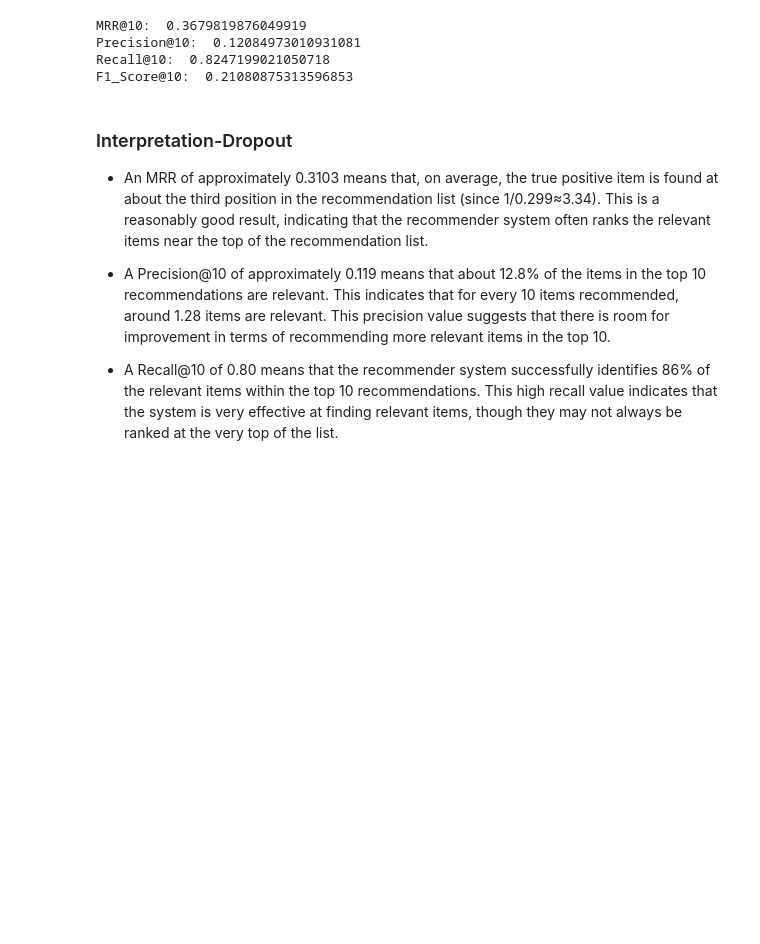
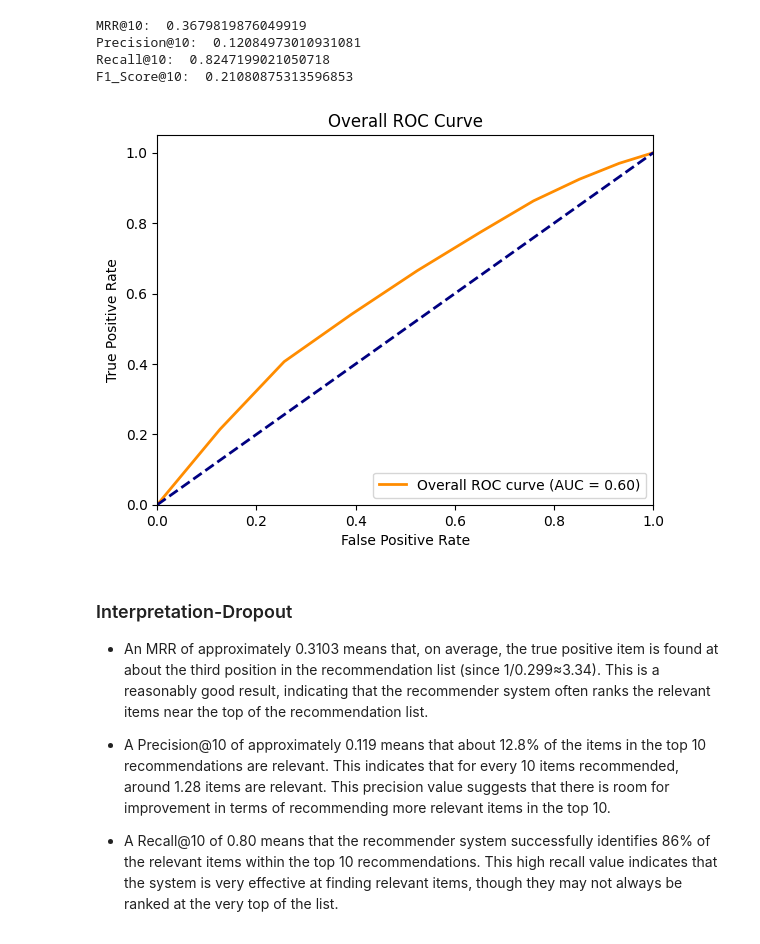
Before and after one commit to akisgazepidis/Recommendation_System_RecSys_Challenge_2024, a Jupyter notebook: 9. RS_Evaluation.ipynb, the cells around one changed output. Drawn from its saved outputs; the diff is of its cells as text; code cells hidden in the pictures; blank space fills up the shorter version.

Commit message:
Add Roc Curve

```diff
--- a/9. RS_Evaluation.ipynb
+++ b/9. RS_Evaluation.ipynb
@@ -112,6 +113,44 @@ MRR@10:  0.3679819876049919
 Precision@10:  0.12084973010931081
 Recall@10:  0.8247199021050718
 F1_Score@10:  0.21080875313596853
+# %%
+# Function to prepare data for AUC calculation
+def prepare_auc_data(df):
+    auc_data = []
+    for idx, row in df.iterrows():
+        clicked_article = row['article_ids_clicked'][0]
+        predictions = row['Predicted_article_ids']
+        for rank, article in enumerate(predictions, start=1):
+            score = 1 / rank  # Higher rank (lower index) gets higher score
+            label = 1 if article == clicked_article else 0
+            auc_data.append([row['user_id'], article, score, label])
+    return pd.DataFrame(auc_data, columns=['user_id', 'article', 'score', 'label'])
+
+# Prepare the data for AUC calculation
+auc_df = prepare_auc_data(predictions_df)
+
+# Aggregate data for overall ROC curve
+all_labels = auc_df['label']
+all_scores = auc_df['score']
+
+# Compute ROC curve and AUC
+fpr, tpr, _ = roc_curve(all_labels, all_scores)
+roc_auc = auc(fpr, tpr)
+
+# Plot ROC curve
+plt.figure()
+lw = 2
+plt.plot(fpr, tpr, color='darkorange', lw=lw, label=f'Overall ROC curve (AUC = {roc_auc:.2f})')
+plt.plot([0, 1], [0, 1], color='navy', lw=lw, linestyle='--')
+plt.xlim([0.0, 1.0])
+plt.ylim([0.0, 1.05])
+plt.xlabel('False Positive Rate')
+plt.ylabel('True Positive Rate')
+plt.title('Overall ROC Curve')
+plt.legend(loc="lower right")
+plt.show()
+# %% [output]
+[figure, added]
 # %% [markdown]
 ### Interpretation-Dropout
 
```
Also changed, not shown: parts of 2 cells of this notebook.
